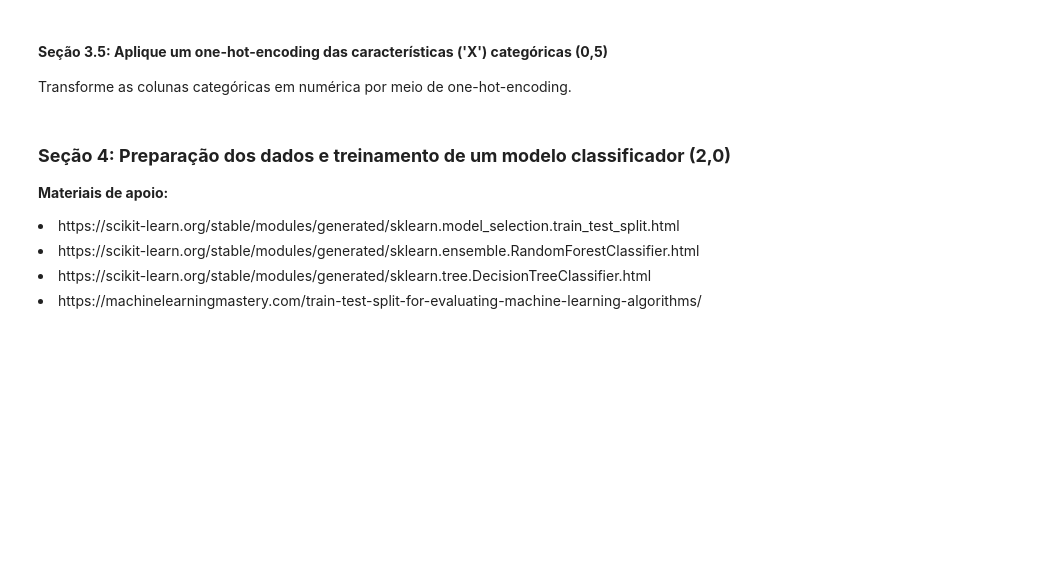
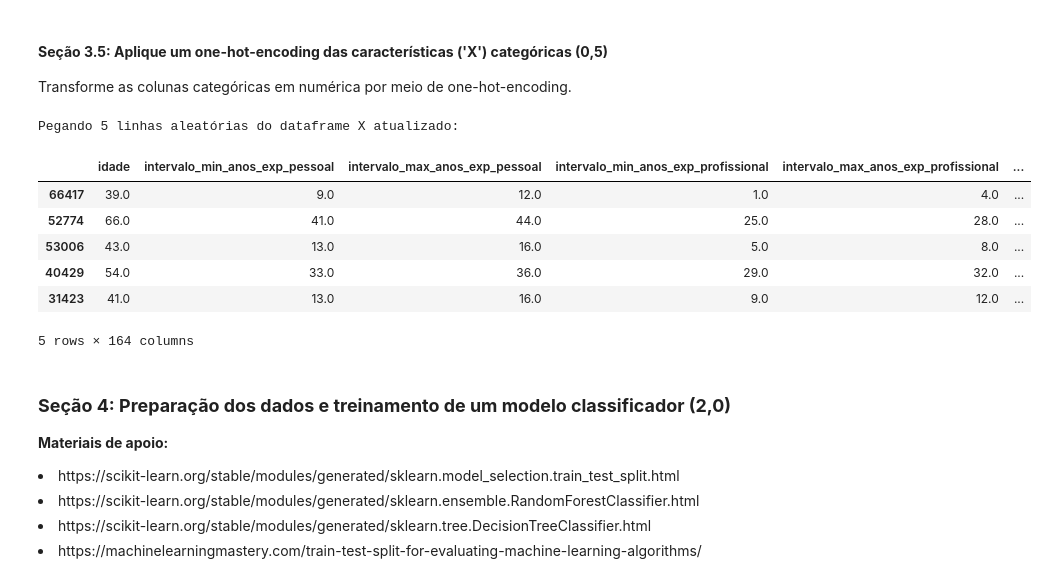
Before and after one commit to claradasneves/ps-hype-usp, a Jupyter notebook: case_notebook.ipynb, the cells around one changed output. Saved outputs shown, nothing was run; the diff lists cells and outputs as text; code cells hidden in the pictures; blank space fills up the shorter version.

```diff
--- a/case_notebook.ipynb
+++ b/case_notebook.ipynb
@@ -359,6 +510,22 @@ agrupado
 <p>Transforme as colunas categóricas em numérica por meio de one-hot-encoding.</p>
 # %%
 # =========== TODO ===========
+
+# Aplicando one-hot-encoding às características categóricas em X
+X = pd.get_dummies(X, dtype=int).copy()
+
+# Verificando as primeiras linhas de X para garantir que a transformação foi aplicada corretamente
+print("Pegando 5 linhas aleatórias do dataframe X atualizado:")
+X.sample(5)
+# %% [output]
+Pegando 5 linhas aleatórias do dataframe X atualizado:
+|  | idade | intervalo_min_anos_exp_pessoal | intervalo_max_anos_exp_pessoal | intervalo_min_anos_exp_profissional | intervalo_max_anos_exp_profissional | ... |
+| 66417 | 39.0 | 9.0 | 12.0 | 1.0 | 4.0 | ... |
+| 52774 | 66.0 | 41.0 | 44.0 | 25.0 | 28.0 | ... |
+| 53006 | 43.0 | 13.0 | 16.0 | 5.0 | 8.0 | ... |
+| 40429 | 54.0 | 33.0 | 36.0 | 29.0 | 32.0 | ... |
+| 31423 | 41.0 | 13.0 | 16.0 | 9.0 | 12.0 | ... |
+5 rows × 164 columns
 # %% [markdown]
 <h3><b>Seção 4: Preparação dos dados e treinamento de um modelo classificador (2,0)</b></h3>
 
```
Also changed, not shown: parts of 8 cells of this notebook.
